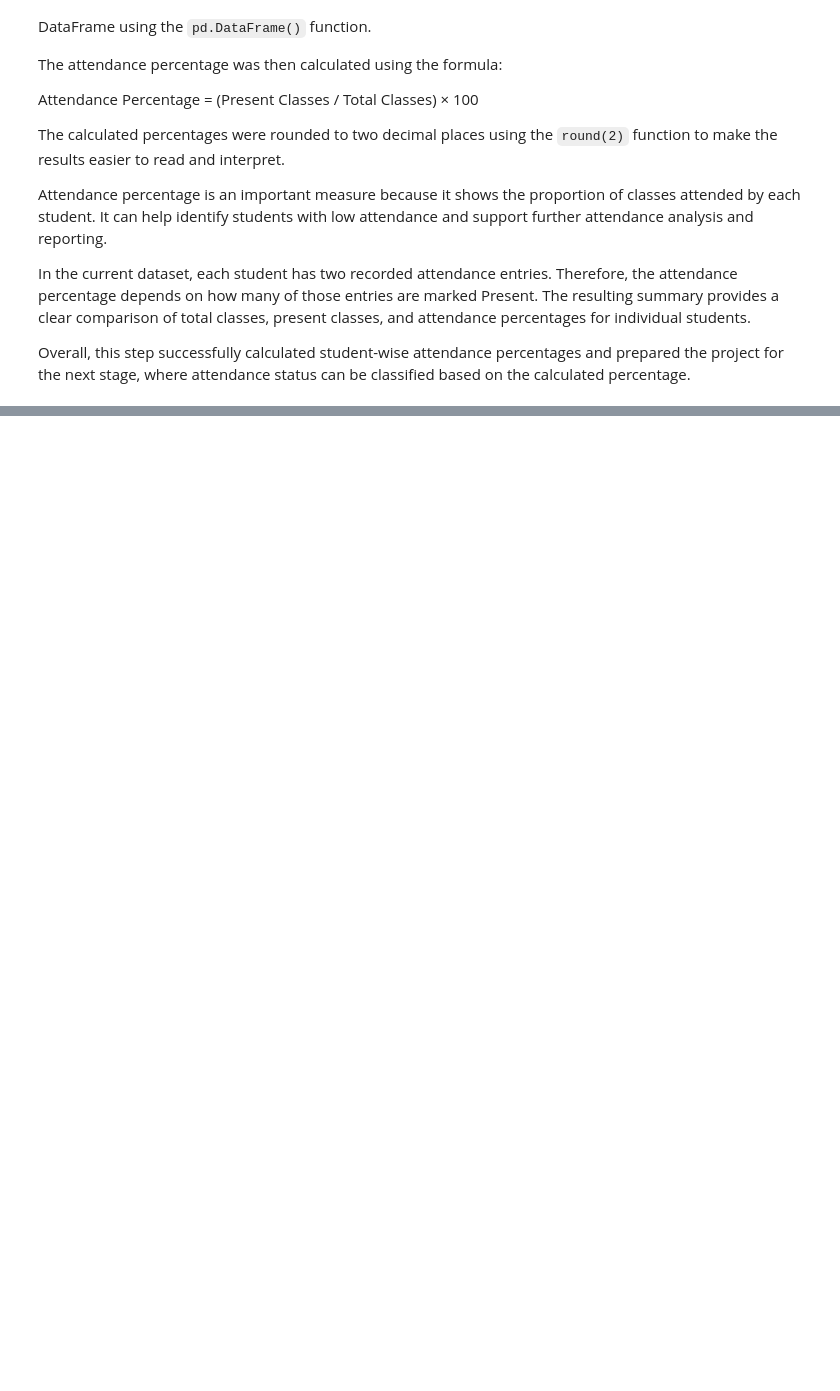
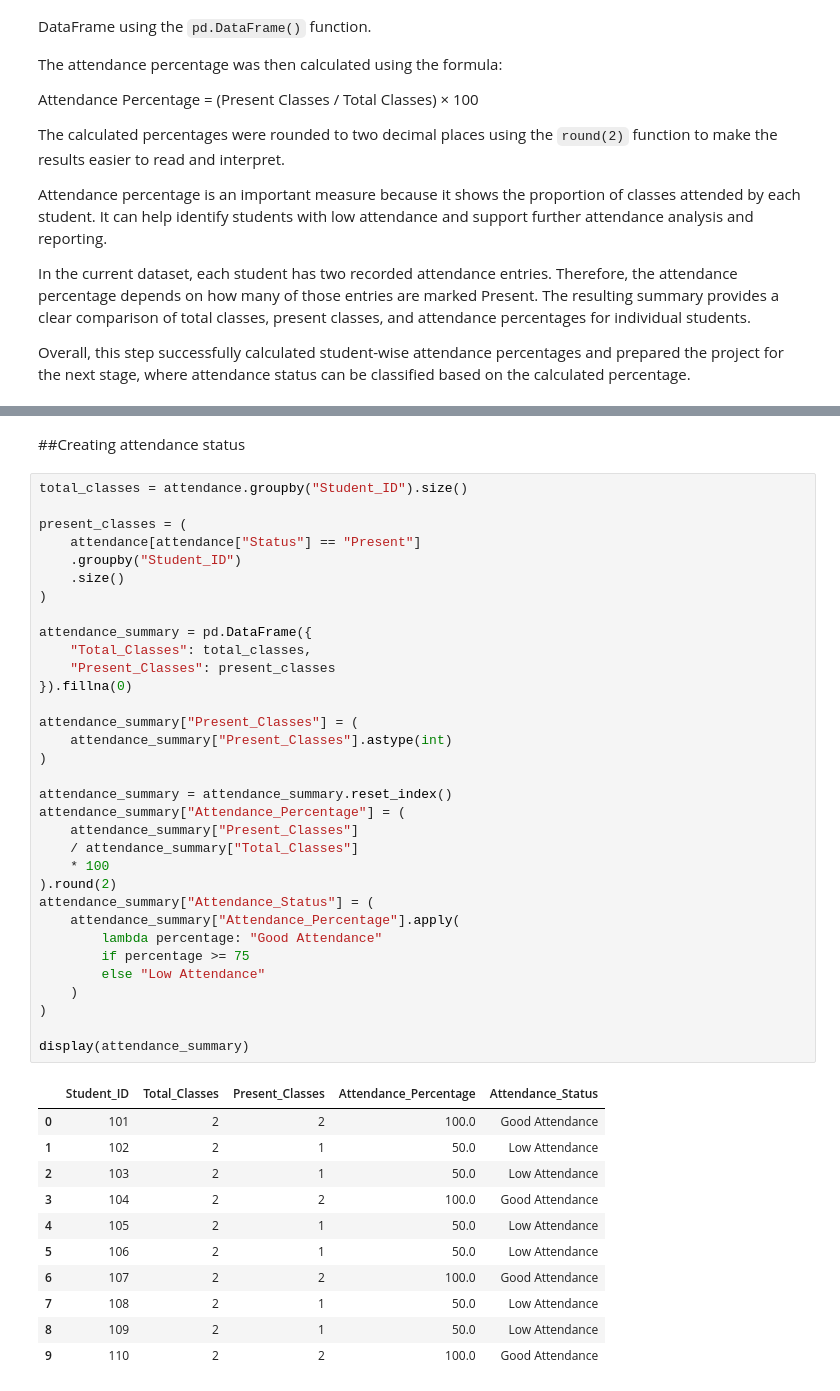
Before and after one commit to puja-200627/YBI_INTERNSHIP_PROJECTS, a Jupyter notebook: STUDENT_ATTENDANCE_MANAGEMENT_SYSTEM.ipynb, the cells around one changed output, grey strips where cells are left out. Cells and saved outputs as stored; diff of their text form; blank space fills up the shorter version.

Commit message:
Day 17: Created student attendance status in Python

```diff
--- a/STUDENT_ATTENDANCE_MANAGEMENT_SYSTEM.ipynb
+++ b/STUDENT_ATTENDANCE_MANAGEMENT_SYSTEM.ipynb
@@ -1533,0 +1540,47 @@ Overall, this step successfully calculated student-wise attendance percentages a
+# %% [markdown]
+##Creating attendance status
+# %%
+total_classes = attendance.groupby("Student_ID").size()
+
+present_classes = (
+    attendance[attendance["Status"] == "Present"]
+    .groupby("Student_ID")
+    .size()
+)
+
+attendance_summary = pd.DataFrame({
+    "Total_Classes": total_classes,
+    "Present_Classes": present_classes
+}).fillna(0)
+
+attendance_summary["Present_Classes"] = (
+    attendance_summary["Present_Classes"].astype(int)
+)
+
+attendance_summary = attendance_summary.reset_index()
+attendance_summary["Attendance_Percentage"] = (
+    attendance_summary["Present_Classes"]
+    / attendance_summary["Total_Classes"]
+    * 100
+).round(2)
+attendance_summary["Attendance_Status"] = (
+    attendance_summary["Attendance_Percentage"].apply(
+        lambda percentage: "Good Attendance"
+        if percentage >= 75
+        else "Low Attendance"
+    )
+)
+
+display(attendance_summary)
+# %% [output]
+|  | Student_ID | Total_Classes | Present_Classes | Attendance_Percentage | Attendance_Status |
+| 0 | 101 | 2 | 2 | 100.0 | Good Attendance |
+| 1 | 102 | 2 | 1 | 50.0 | Low Attendance |
+| 2 | 103 | 2 | 1 | 50.0 | Low Attendance |
+| 3 | 104 | 2 | 2 | 100.0 | Good Attendance |
+| 4 | 105 | 2 | 1 | 50.0 | Low Attendance |
+| 5 | 106 | 2 | 1 | 50.0 | Low Attendance |
+| 6 | 107 | 2 | 2 | 100.0 | Good Attendance |
+| 7 | 108 | 2 | 1 | 50.0 | Low Attendance |
+| 8 | 109 | 2 | 1 | 50.0 | Low Attendance |
+| 9 | 110 | 2 | 2 | 100.0 | Good Attendance |
```
Also changed, not shown: parts of 6 cells of this notebook.
